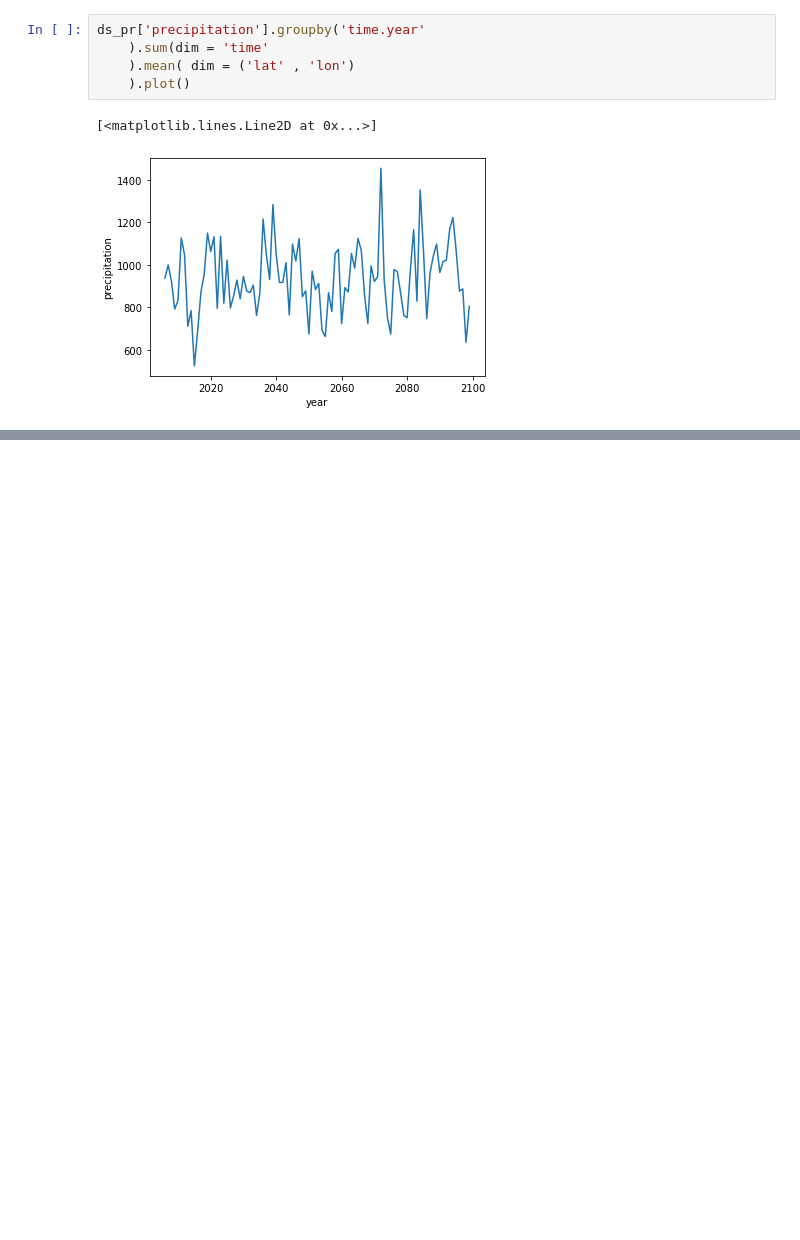
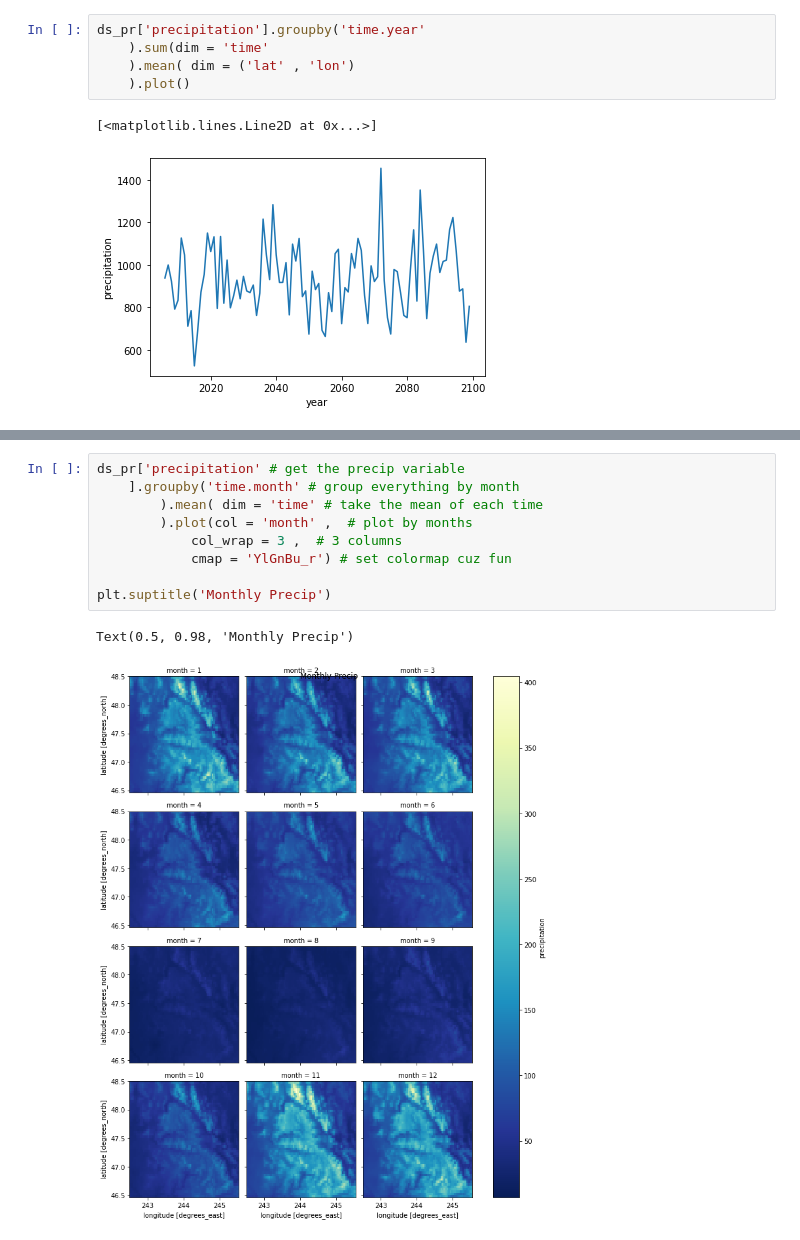
Before and after one commit to mcreelma/GEOS505_F22, a Jupyter notebook: GPD/xarray_Tutorial.ipynb, the cells around one changed output, grey strips where cells are left out. Saved outputs shown, nothing was run; the diff lists cells and outputs as text; blank space fills up the shorter version.

```diff
--- a/GPD/xarray_Tutorial.ipynb
+++ b/GPD/xarray_Tutorial.ipynb
@@ -132,0 +138,12 @@ ds_pr['precipitation'].groupby('time.year'
+# %%
+ds_pr['precipitation' # get the precip variable
+    ].groupby('time.month' # group everything by month
+        ).mean( dim = 'time' # take the mean of each time
+        ).plot(col = 'month' ,  # plot by months
+            col_wrap = 3 ,  # 3 columns
+            cmap = 'YlGnBu_r') # set colormap cuz fun
+
+plt.suptitle('Monthly Precip')
+# %% [output]
+Text(0.5, 0.98, 'Monthly Precip')
+[figure, added]
```
Also changed, not shown: parts of 1 cell of this notebook.
